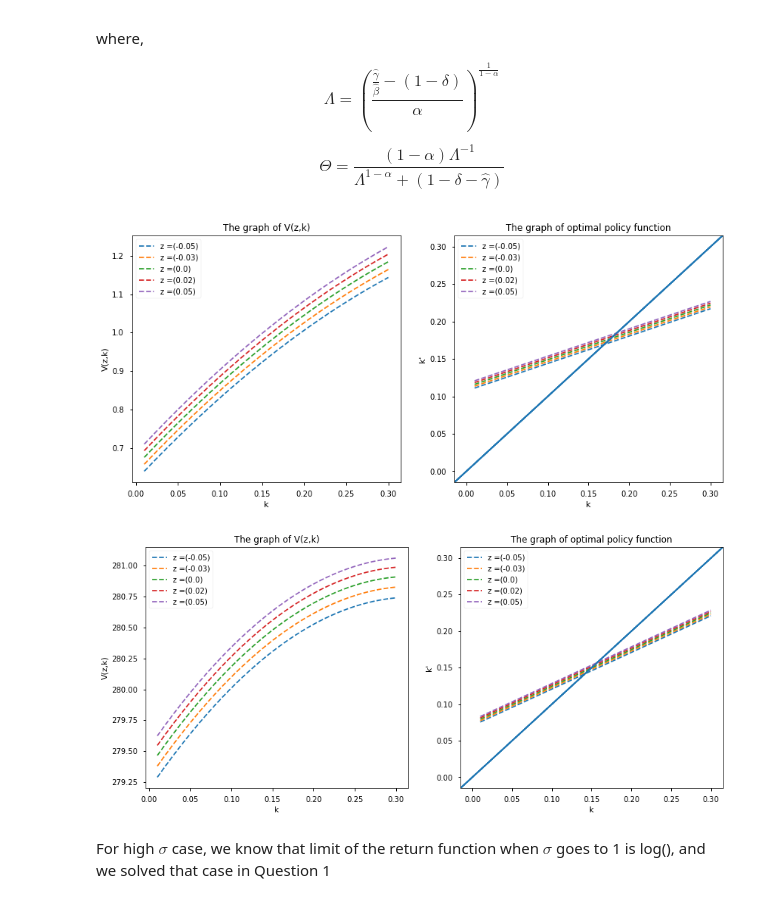
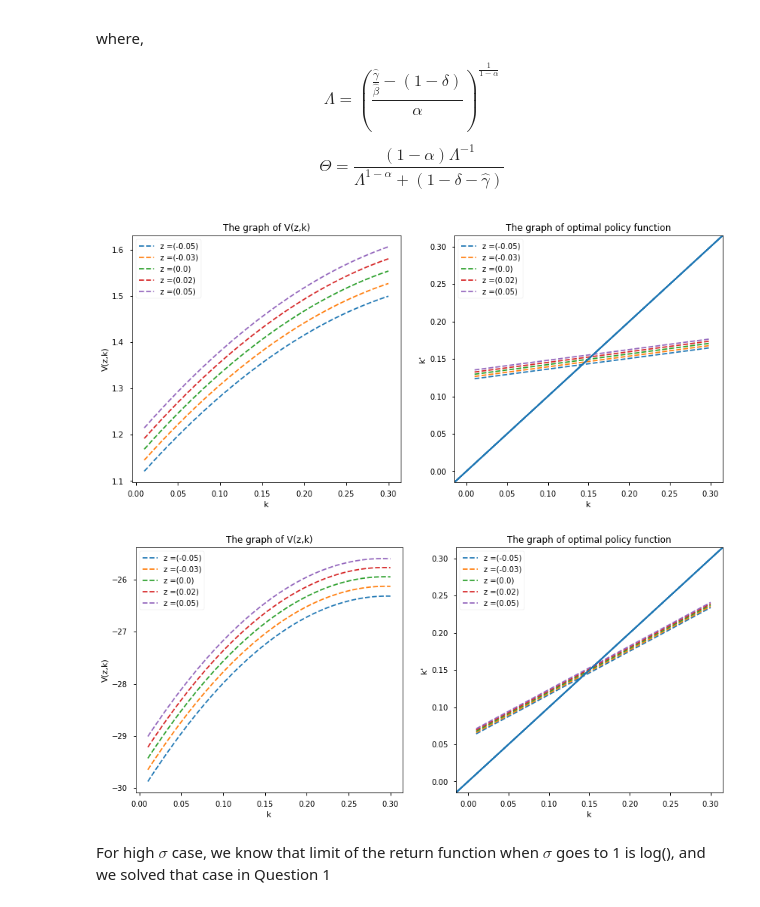
Before and after one commit to hamecetin/Quantitative-Methods-1, a Jupyter notebook: PS2/Homework_2_Econ8185_Hasan_Cetin.ipynb, the cells around one changed output. Cells and saved outputs as stored; diff of their text form; code cells hidden in the pictures.

```diff
--- a/PS2/Homework_2_Econ8185_Hasan_Cetin.ipynb
+++ b/PS2/Homework_2_Econ8185_Hasan_Cetin.ipynb
@@ -1729,16 +1729,16 @@ class LQ_with_power_utility:
 # %%
 # σ = 0.2
 
-Model_2 = LQ_with_power_utility(θ=0.7, sigma=0.2)
+Model_2 = LQ_with_power_utility(sigma=0.2)
 Model_2.Graphics()
 # %% [output]
-[figure, old version]
+[figure, new version]
 # %%
 # σ = 0.99
 
-Model_3 = LQ_with_power_utility(sigma=0.98)
+Model_3 = LQ_with_power_utility(sigma=1.5)
 Model_3.Graphics()
 # %% [output]
-[figure, old version]
+[figure, new version]
 # %% [markdown]
 For high $\sigma$ case, we know that limit of the return function when $\sigma$ goes to 1 is log(), and we solved that case in Question 1
```
Also changed, not shown: parts of 6 cells of this notebook.
